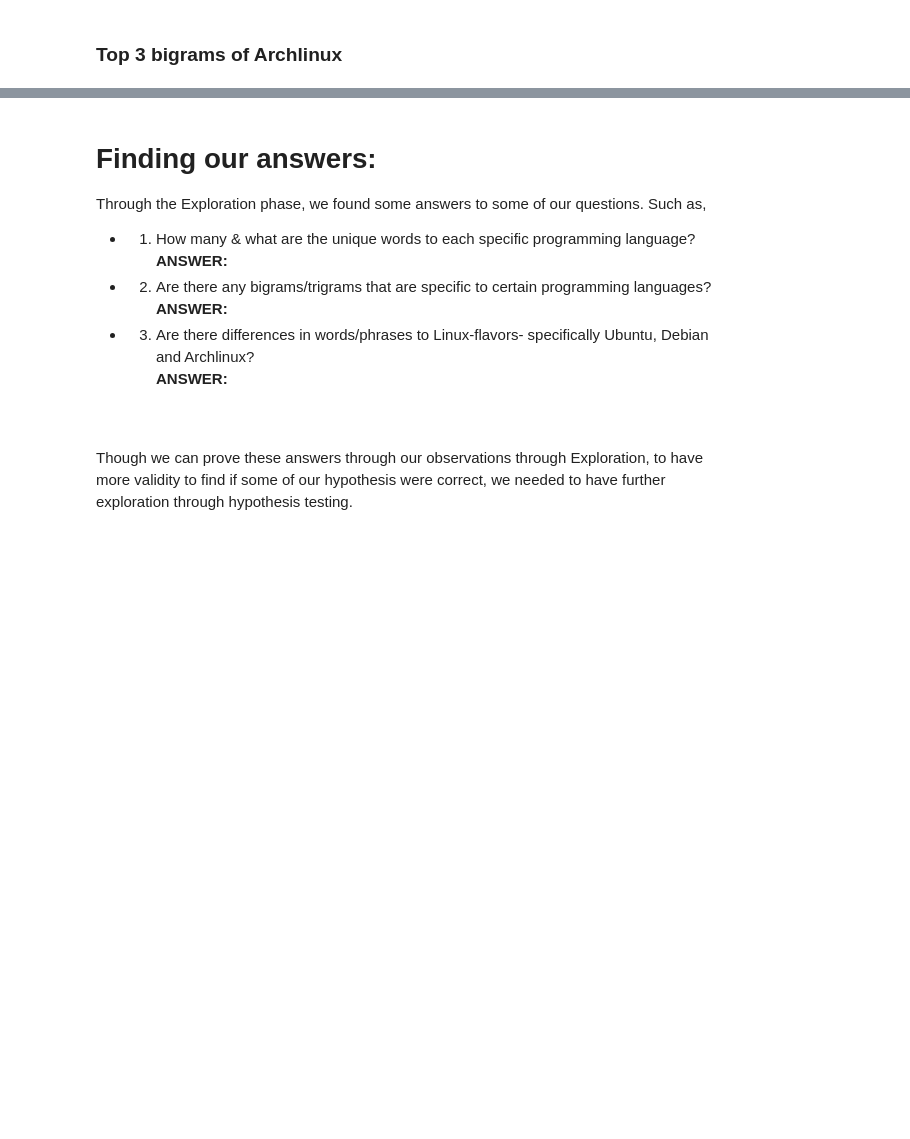
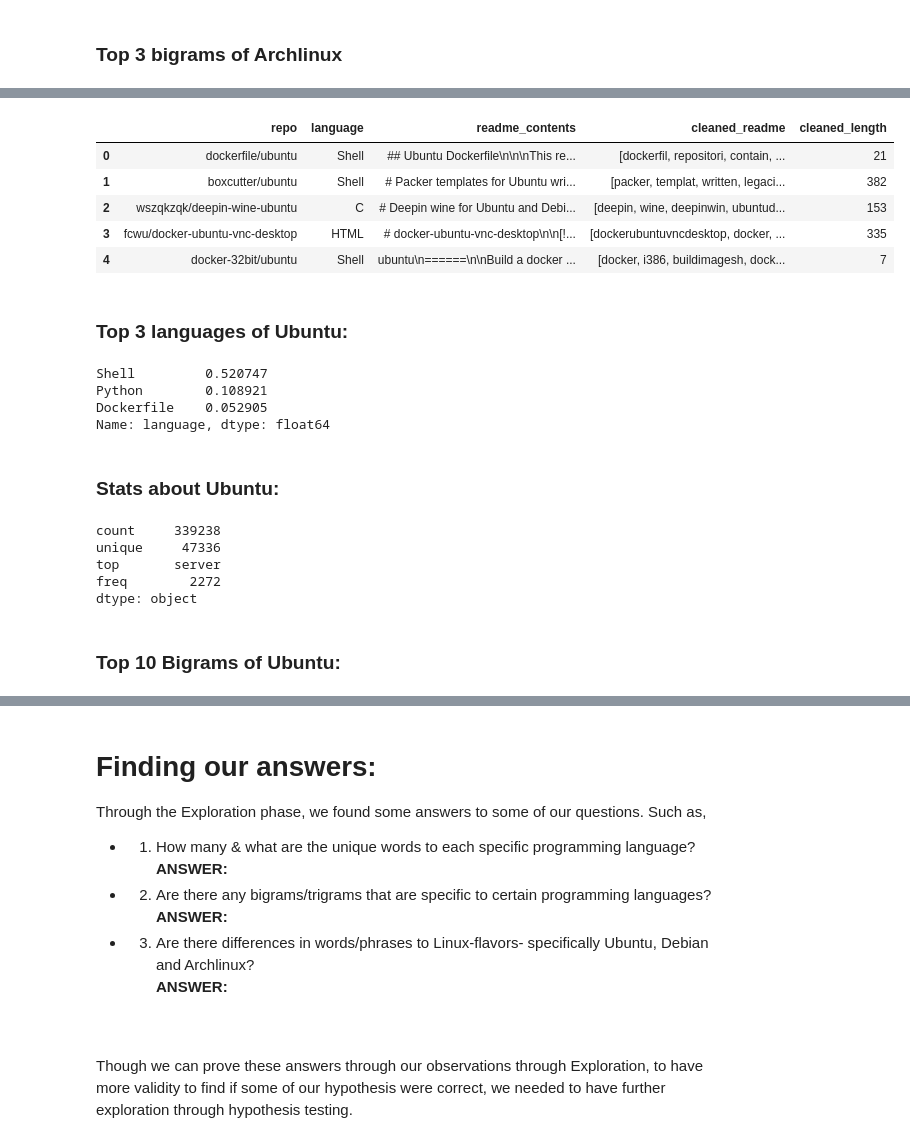
Before and after one commit to jemison-nlp-AnJeSt/github-NLP-project, a Jupyter notebook: Final_Notebook.ipynb, the cells around one changed output, grey strips where cells are left out. Drawn from its saved outputs; the diff is of its cells as text; code cells hidden in the pictures; blank space fills up the shorter version.

```diff
--- a/Final_Notebook.ipynb
+++ b/Final_Notebook.ipynb
@@ -729,0 +791,45 @@ NameError: name 'arch_corpus' is not defined
+# %%
+#calling in df
+ubuntu = pd.read_json('ubuntu_data.json')
+#adding on cleaned/normalized data column:
+ubuntu['cleaned_readme'] = ubuntu.readme_contents.apply(c.clean_data)
+#adding on cleaned repo length
+ubuntu['cleaned_length'] = 0
+for i in range(len(ubuntu.cleaned_readme)):
+    ubuntu['cleaned_length'][i] = len(ubuntu.cleaned_readme[i])
+ubuntu.head()
+# %% [output]
+|  | repo | language | readme_contents | cleaned_readme | cleaned_length |
+| 0 | dockerfile/ubuntu | Shell | ## Ubuntu Dockerfile\n\n\nThis re... | [dockerfil, repositori, contain, ... | 21 |
+| 1 | boxcutter/ubuntu | Shell | # Packer templates for Ubuntu wri... | [packer, templat, written, legaci... | 382 |
+| 2 | wszqkzqk/deepin-wine-ubuntu | C | # Deepin wine for Ubuntu and Debi... | [deepin, wine, deepinwin, ubuntud... | 153 |
+| 3 | fcwu/docker-ubuntu-vnc-desktop | HTML | # docker-ubuntu-vnc-desktop\n\n[!... | [dockerubuntuvncdesktop, docker, ... | 335 |
+| 4 | docker-32bit/ubuntu | Shell | ubuntu\n======\n\nBuild a docker ... | [docker, i386, buildimagesh, dock... | 7 |
+# %% [markdown]
+### Top 3 languages of Ubuntu:
+# %%
+language_counts=ubuntu.language.value_counts(normalize=True).head(3)
+language_counts
+# %% [output]
+Shell         0.520747
+Python        0.108921
+Dockerfile    0.052905
+Name: language, dtype: float64
+# %% [markdown]
+### Stats about Ubuntu:
+# %%
+ubuntu_corpus_list = []
+language = []
+for entry in range(len(ubuntu.readme_contents)):
+    language.append(ubuntu.language[entry])
+    ubuntu_corpus_list.extend(c.clean_data(ubuntu.readme_contents[entry]))
+ubuntu_corpus = pd.Series(ubuntu_corpus_list)
+ubuntu_corpus.describe()
+# %% [output]
+count     339238
+unique     47336
+top       server
+freq        2272
+dtype: object
+# %% [markdown]
+### Top 10 Bigrams of Ubuntu:
```
Also changed, not shown: parts of 14 cells of this notebook.
